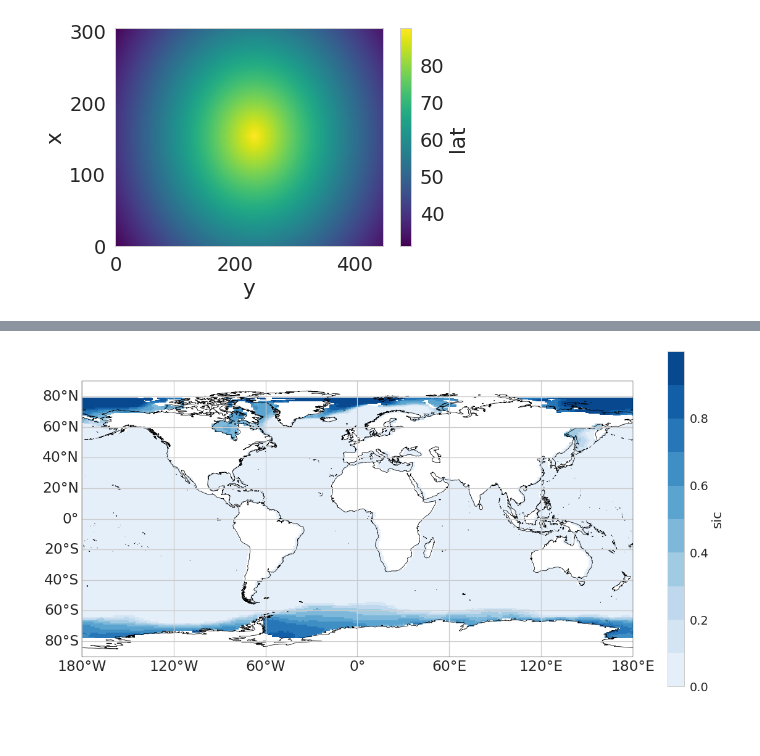
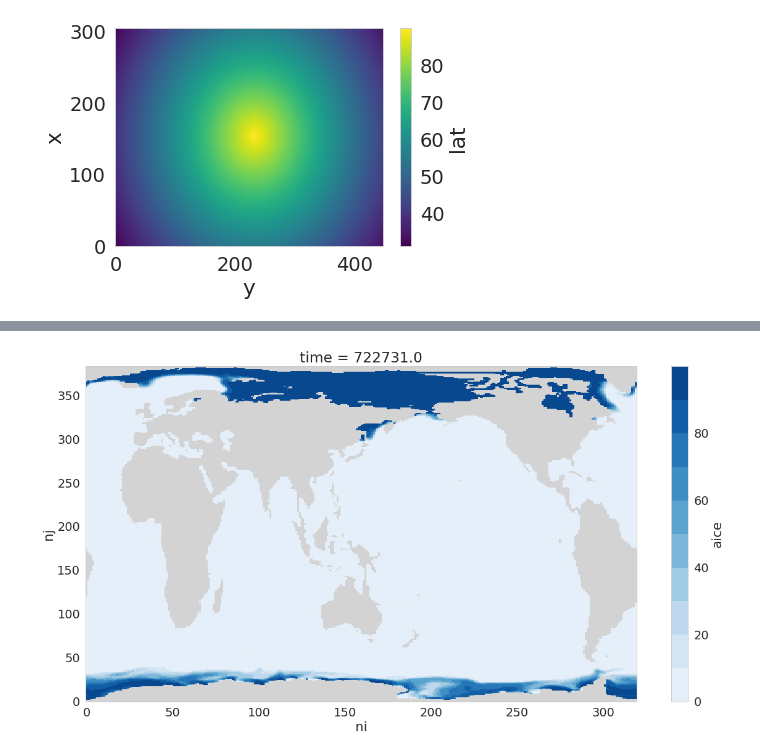
Before and after one commit to NicWayand/ESIO, a Jupyter notebook: notebooks/Regrid_CESM.ipynb, the cells around one changed output, grey strips where cells are left out. Cells and saved outputs as stored; diff of their text form; code cells hidden in the pictures; blank space fills up the shorter version.

```diff
--- a/notebooks/Regrid_CESM.ipynb
+++ b/notebooks/Regrid_CESM.ipynb
@@ -196,16 +187,25 @@ cmap_sic.set_bad(color = 'lightgrey')
+# %%
+# Plot original projection
+plt.figure(figsize=(20,10))
+ax1 = plt.axes()
+aice.isel(time=0).plot.pcolormesh(ax=ax1, x='ni', y='nj',
+                                 vmin=aice.min().values, vmax=aice.max().values,
+                                 cmap=cmap_sic);
+# %% [output]
+[figure, added]
 # %%
-# Plot original projection
-plt.figure(figsize=(20,10))
-ax1 = plt.axes(projection=ccrs.PlateCarree())
-sic.mean(dim='time').plot.pcolormesh(ax=ax1, x='lon', y='lat',
-                                 vmin=sic.min().values, vmax=sic.max().values,
-                                 cmap=matplotlib.colors.ListedColormap(sns.color_palette("Blues", 10)));
-ax1.set_extent([-180, 180, -90, 90], crs=ccrs.PlateCarree())
-gl = ax1.gridlines(crs=ccrs.PlateCarree(), linestyle='-')
-gl.xlabels_bottom = True
-gl.ylabels_left = True
-gl.xformatter = LONGITUDE_FORMATTER
-gl.yformatter = LATITUDE_FORMATTER
-ax1.coastlines(linewidth=0.75, color='black', resolution='50m');
+# (cartopy can't handel non-continuous grids using pcolormesh....)
+#
+# # Plot original projection
+# plt.figure(figsize=(20,10))
+# ax1 = plt.axes(projection=ccrs.PlateCarree())
+# aice.isel(time=0).plot.pcolormesh(ax=ax1, x='lon', y='lat',
+#                                  vmin=aice.min().values, vmax=aice.max().values,
+#                                  cmap=cmap_sic);
+# ax1.set_extent([-180, 180, -90, 90], crs=ccrs.PlateCarree())
+# gl = ax1.gridlines(crs=ccrs.PlateCarree(), linestyle='-')
+# gl.xlabels_bottom = True
+# gl.ylabels_left = True
+# gl.xformatter = LONGITUDE_FORMATTER
+# gl.yformatter = LATITUDE_FORMATTER
+# ax1.coastlines(linewidth=0.75, color='black', resolution='50m');
-# %% [output]
-[figure, removed]
```
Also changed, not shown: parts of 25 cells of this notebook, 1 other file.
